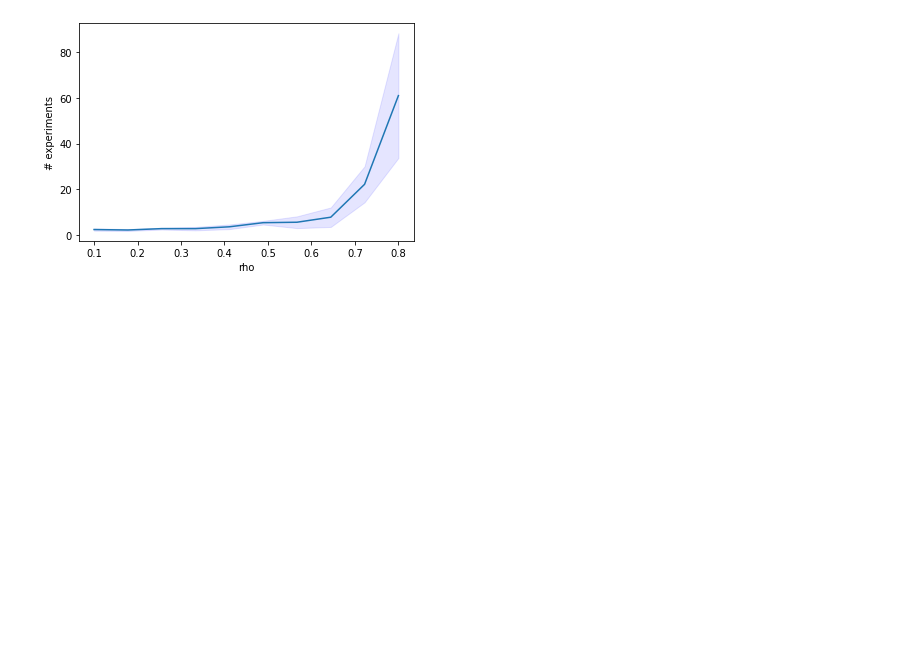
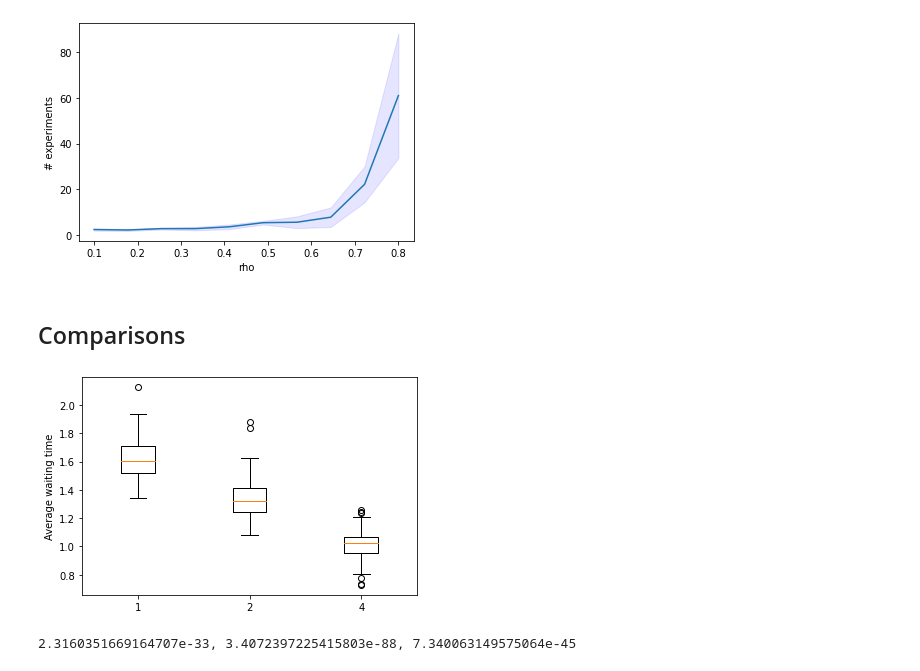
Before and after one commit to Nickvs99/Stochastic-DES, a Jupyter notebook: des.ipynb, the cells around one changed output. Drawn from its saved outputs; the diff is of its cells as text; code cells hidden in the pictures; blank space fills up the shorter version.

Commit message:
Compare M/M/n queueing system

```diff
--- a/des.ipynb
+++ b/des.ipynb
@@ -321,3 +321,28 @@ ys, ci = calc_plot_data(rhos, 1, 5)
 plot_rho_significance(rhos, ys, ci)
 # %% [output]
 [figure]
+# %% [markdown]
+## Comparisons
+# %%
+def calculate_compare_mmn_data(rho, lamda, nruns):
+
+    data1 = generate_data(rho, lamda, 1, nruns)
+    data2 = generate_data(rho, lamda, 2, nruns)
+    data4 = generate_data(rho, lamda, 4, nruns)
+
+    return data1, data2, data4
+
+def plot_compare_mnn(data, labels):
+
+    plt.boxplot(data, labels=labels)
+    plt.ylabel("Average waiting time")
+    plt.show()
+# %%
+MAX_SIM_TIME = 10000
+data = calculate_compare_mmn_data(0.7, 1, 20)
+# %%
+plot_compare_mnn(data, ["1", "2", "4"])
+print(f"{calc_pvalue(data[0], data[1])}, {calc_pvalue(data[0], data[2])}, {calc_pvalue(data[1], data[2])}", end="")
+# %% [output]
+[figure, added]
+2.3160351669164707e-33, 3.4072397225415803e-88, 7.340063149575064e-45
```
Also changed, not shown: parts of 1 cell of this notebook.
